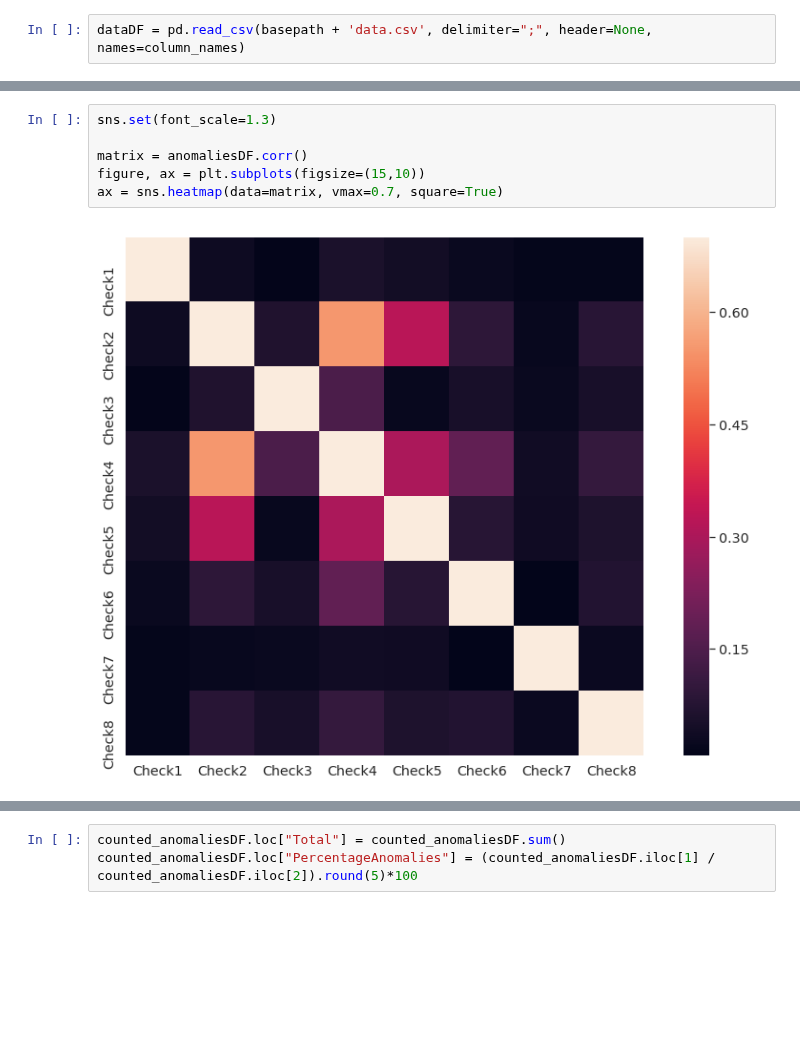
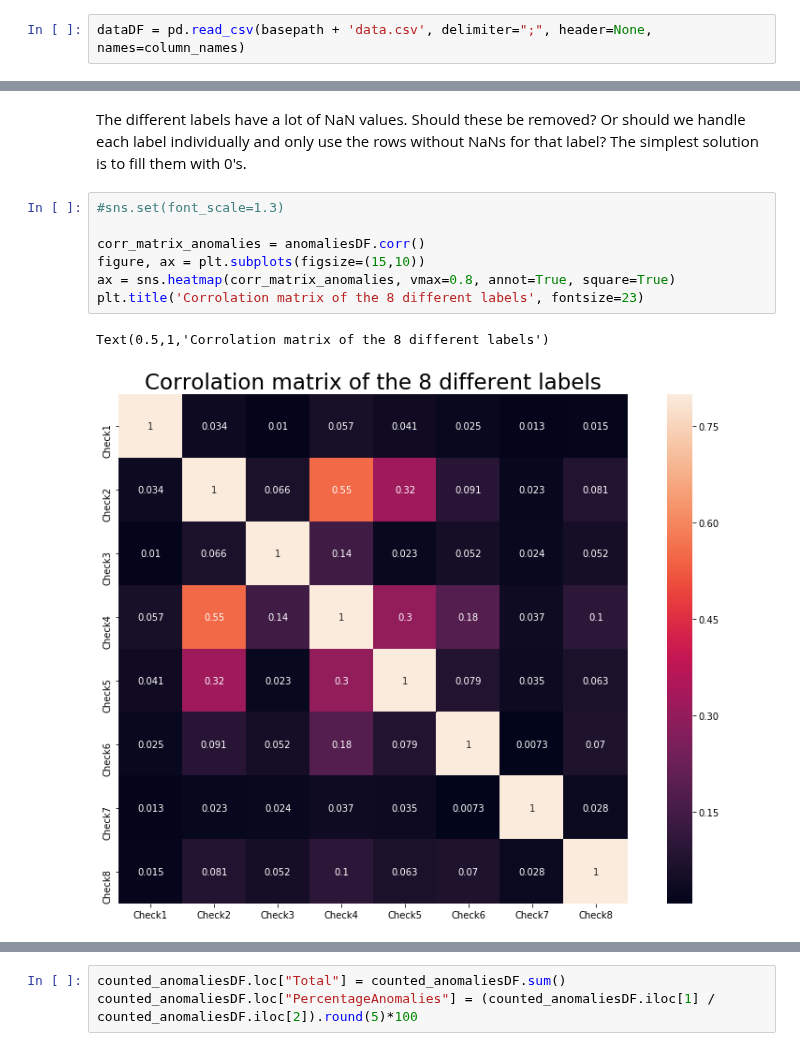
Before and after one commit to yohannjs/AML-2019, a Jupyter notebook: Challenges/5_Anomaly/eivind_anomaly.ipynb, the cells around one changed output, grey strips where cells are left out. Cells and saved outputs as stored; diff of their text form; blank space fills up the shorter version.

Commit message:
more data exploration. started to look at outliers.

```diff
--- a/Challenges/5_Anomaly/eivind_anomaly.ipynb
+++ b/Challenges/5_Anomaly/eivind_anomaly.ipynb
@@ -99,9 +94,13 @@ Check8    0.020
 dtype: float64
+# %% [markdown]
+The different labels have a lot of NaN values. Should these be removed? Or should we handle each label individually and only use the rows without NaNs for that label? The simplest solution is to fill them with 0's.
 # %%
-sns.set(font_scale=1.3)
+#sns.set(font_scale=1.3)
 
-matrix = anomaliesDF.corr()
+corr_matrix_anomalies = anomaliesDF.corr()
 figure, ax = plt.subplots(figsize=(15,10))
-ax = sns.heatmap(data=matrix, vmax=0.7, square=True)
+ax = sns.heatmap(corr_matrix_anomalies, vmax=0.8, annot=True, square=True)
+plt.title('Corrolation matrix of the 8 different labels', fontsize=23)
 # %% [output]
+Text(0.5,1,'Corrolation matrix of the 8 different labels')
-[figure, old version]
+[figure, new version]
```
Also changed, not shown: parts of 13 cells of this notebook.
